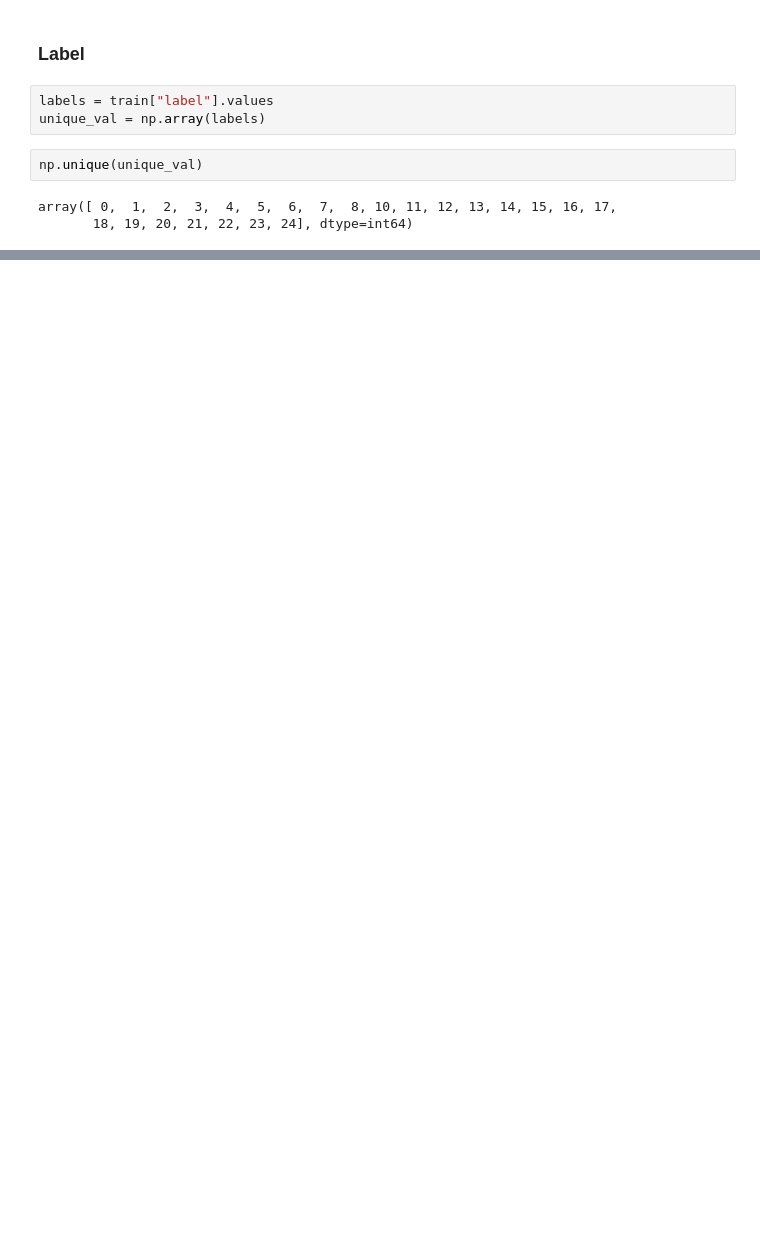
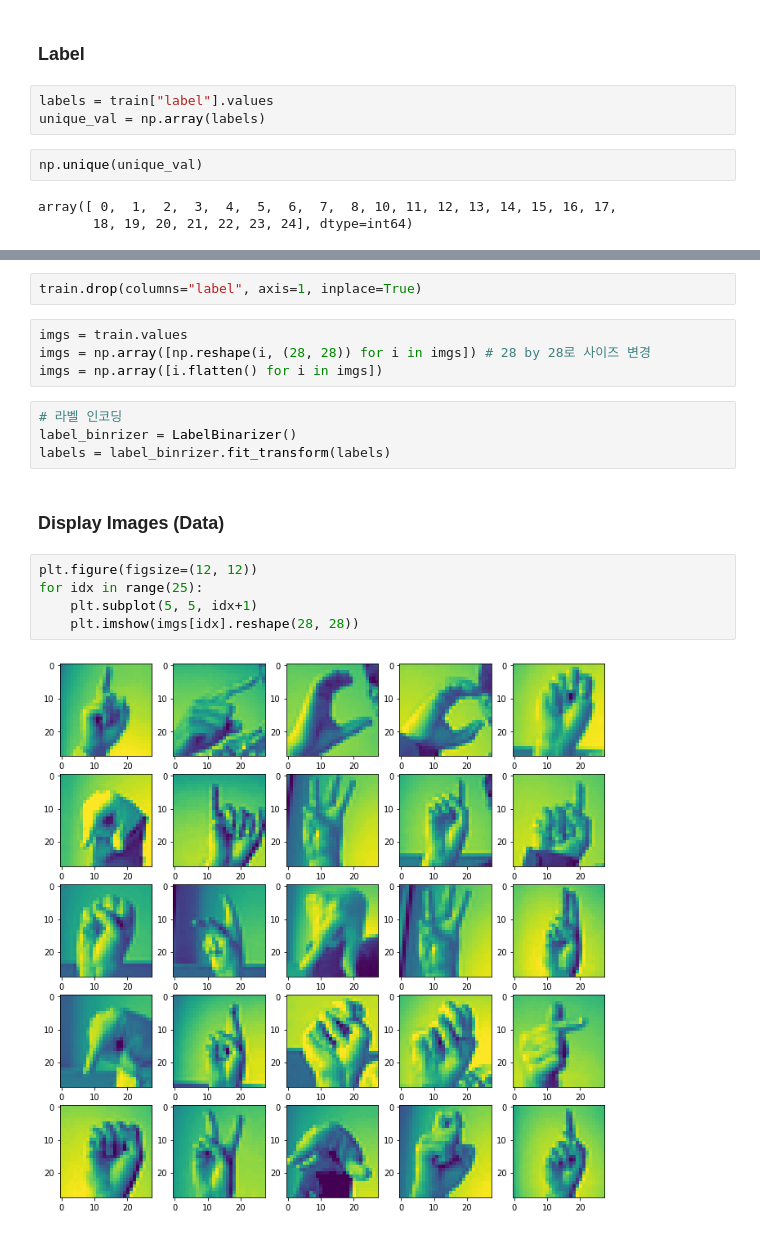
Before and after one commit to nuyhc/Sign_CLF, a Jupyter notebook: 개인 작업물/김채현/eng_real_time.ipynb, the cells around one changed output, grey strips where cells are left out. Saved outputs shown, nothing was run; the diff lists cells and outputs as text; blank space fills up the shorter version.

```diff
--- a/개인 작업물/김채현/eng_real_time.ipynb
+++ b/개인 작업물/김채현/eng_real_time.ipynb
@@ -46,0 +71,19 @@ array([ 0,  1,  2,  3,  4,  5,  6,  7,  8, 10, 11, 12, 13, 14, 15, 16, 17,
+# %%
+train.drop(columns="label", axis=1, inplace=True)
+# %%
+imgs = train.values
+imgs = np.array([np.reshape(i, (28, 28)) for i in imgs]) # 28 by 28로 사이즈 변경
+imgs = np.array([i.flatten() for i in imgs])
+# %%
+# 라벨 인코딩
+label_binrizer = LabelBinarizer()
+labels = label_binrizer.fit_transform(labels)
+# %% [markdown]
+### Display Images (Data)
+# %%
+plt.figure(figsize=(12, 12))
+for idx in range(25):
+    plt.subplot(5, 5, idx+1)
+    plt.imshow(imgs[idx].reshape(28, 28))
+# %% [output]
+[figure, added]
```
Also changed, not shown: parts of 31 cells of this notebook.
